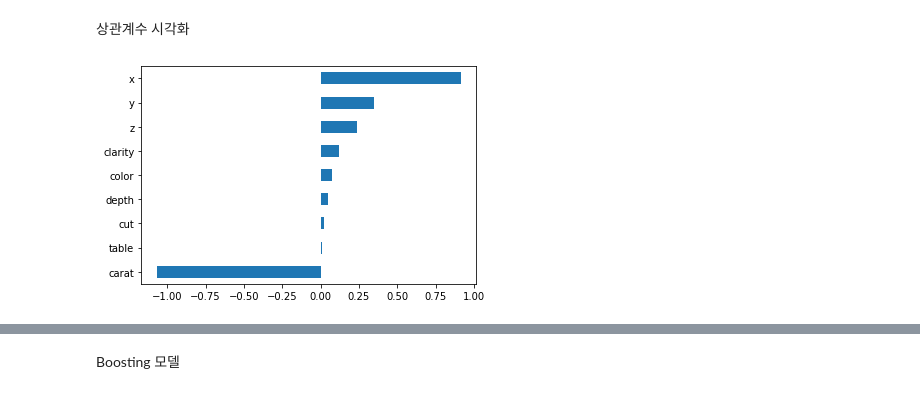
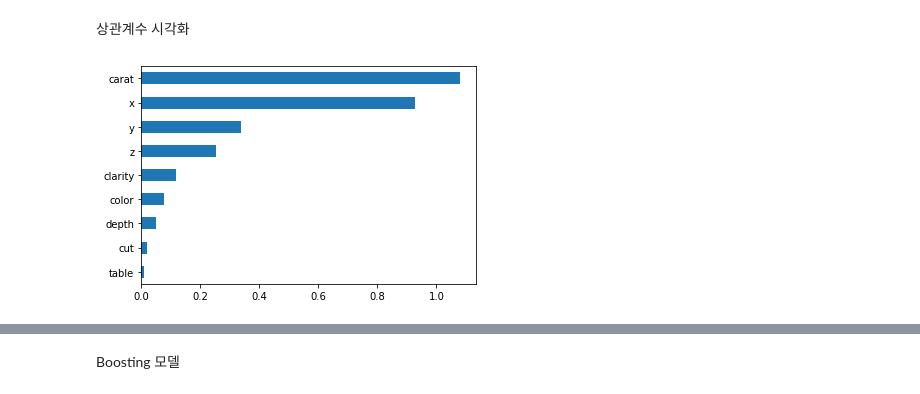
Before and after one commit to IlsuSong/diamond_price_pred, a Jupyter notebook: AI_14_송일수_Section2.ipynb, the cells around one changed output, grey strips where cells are left out. Drawn from its saved outputs; the diff is of its cells as text; code cells hidden in the pictures.

```diff
--- a/AI_14_송일수_Section2.ipynb
+++ b/AI_14_송일수_Section2.ipynb
@@ -269,9 +282,9 @@ dtype: float64
 # %% [markdown]
 상관계수 시각화
 # %%
-pd.Series(coefficients, X_train.columns).sort_values().plot.barh();
+pd.Series(coefficients, X_train.columns).abs().sort_values().plot.barh();
 # %% [output]
-[figure, old version]
+[figure, new version]
 # %%
 print('mse : ',mean_squared_error(y_val,y_val_pred_linear))
 print('mae : ',mean_absolute_error(y_val,y_val_pred_linear))
```
Also changed, not shown: parts of 19 cells of this notebook.
